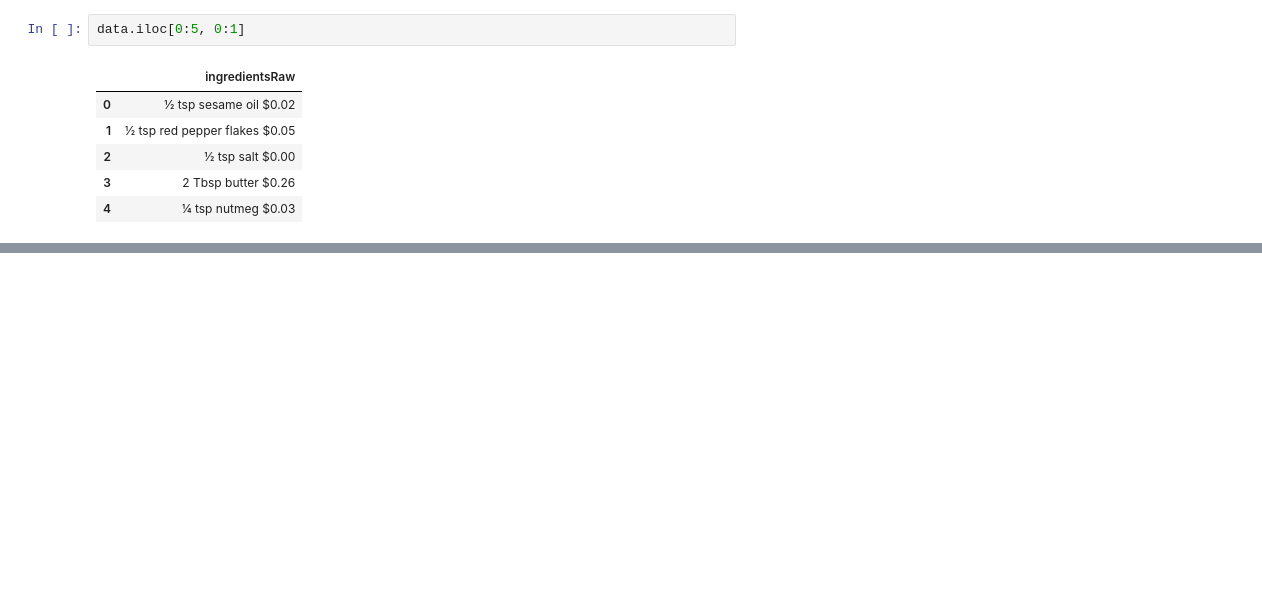
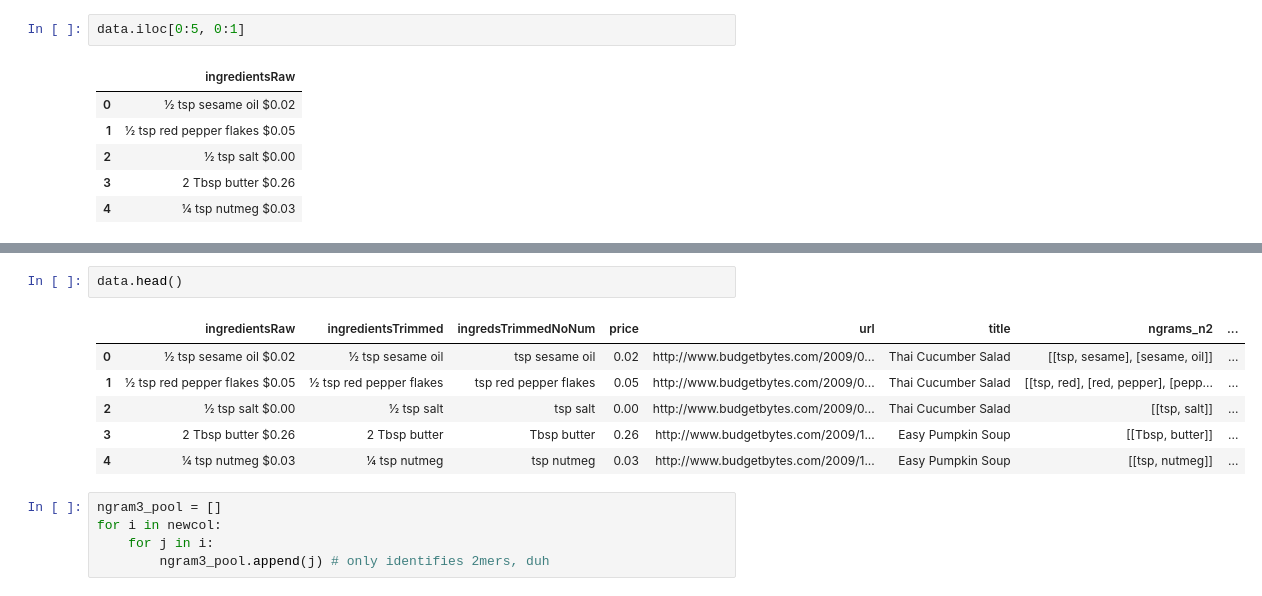
Before and after one commit to mfoos/recipeProject, a Jupyter notebook: data/Recipe_Data_pandas.ipynb, the cells around one changed output, grey strips where cells are left out. Drawn from its saved outputs; the diff is of its cells as text; blank space fills up the shorter version.

```diff
--- a/data/Recipe_Data_pandas.ipynb
+++ b/data/Recipe_Data_pandas.ipynb
@@ -78,0 +93,14 @@ data.iloc[0:5, 0:1]
+# %%
+data.head()
+# %% [output]
+|  | ingredientsRaw | ingredientsTrimmed | ingredsTrimmedNoNum | price | url | title | ngrams_n2 | ... |
+| 0 | ½ tsp sesame oil $0.02 | ½ tsp sesame oil | tsp sesame oil | 0.02 | http://www.budgetbytes.com/2009/0... | Thai Cucumber Salad | [[tsp, sesame], [sesame, oil]] | ... |
+| 1 | ½ tsp red pepper flakes $0.05 | ½ tsp red pepper flakes | tsp red pepper flakes | 0.05 | http://www.budgetbytes.com/2009/0... | Thai Cucumber Salad | [[tsp, red], [red, pepper], [pepp... | ... |
+| 2 | ½ tsp salt $0.00 | ½ tsp salt | tsp salt | 0.00 | http://www.budgetbytes.com/2009/0... | Thai Cucumber Salad | [[tsp, salt]] | ... |
+| 3 | 2 Tbsp butter $0.26 | 2 Tbsp butter | Tbsp butter | 0.26 | http://www.budgetbytes.com/2009/1... | Easy Pumpkin Soup | [[Tbsp, butter]] | ... |
+| 4 | ¼ tsp nutmeg $0.03 | ¼ tsp nutmeg | tsp nutmeg | 0.03 | http://www.budgetbytes.com/2009/1... | Easy Pumpkin Soup | [[tsp, nutmeg]] | ... |
+# %%
+ngram3_pool = []
+for i in newcol:
+    for j in i:
+        ngram3_pool.append(j) # only identifies 2mers, duh
```
Also changed, not shown: parts of 15 cells of this notebook.
